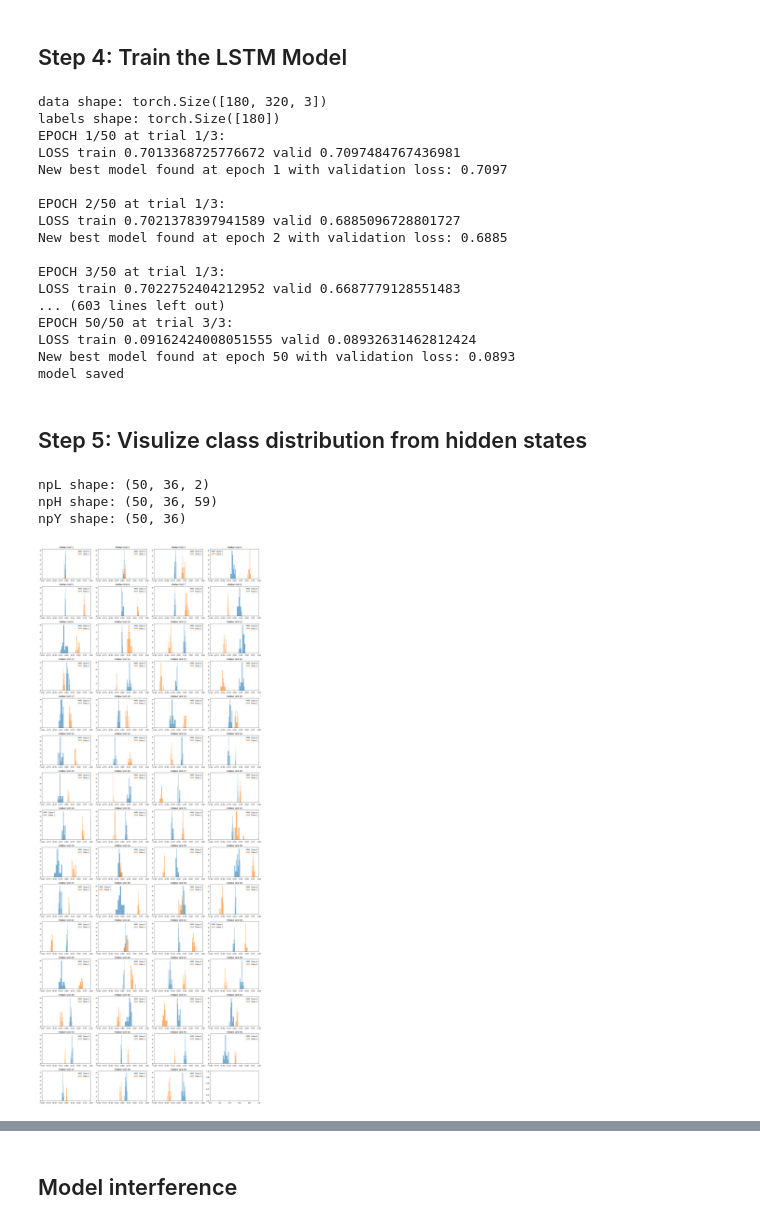
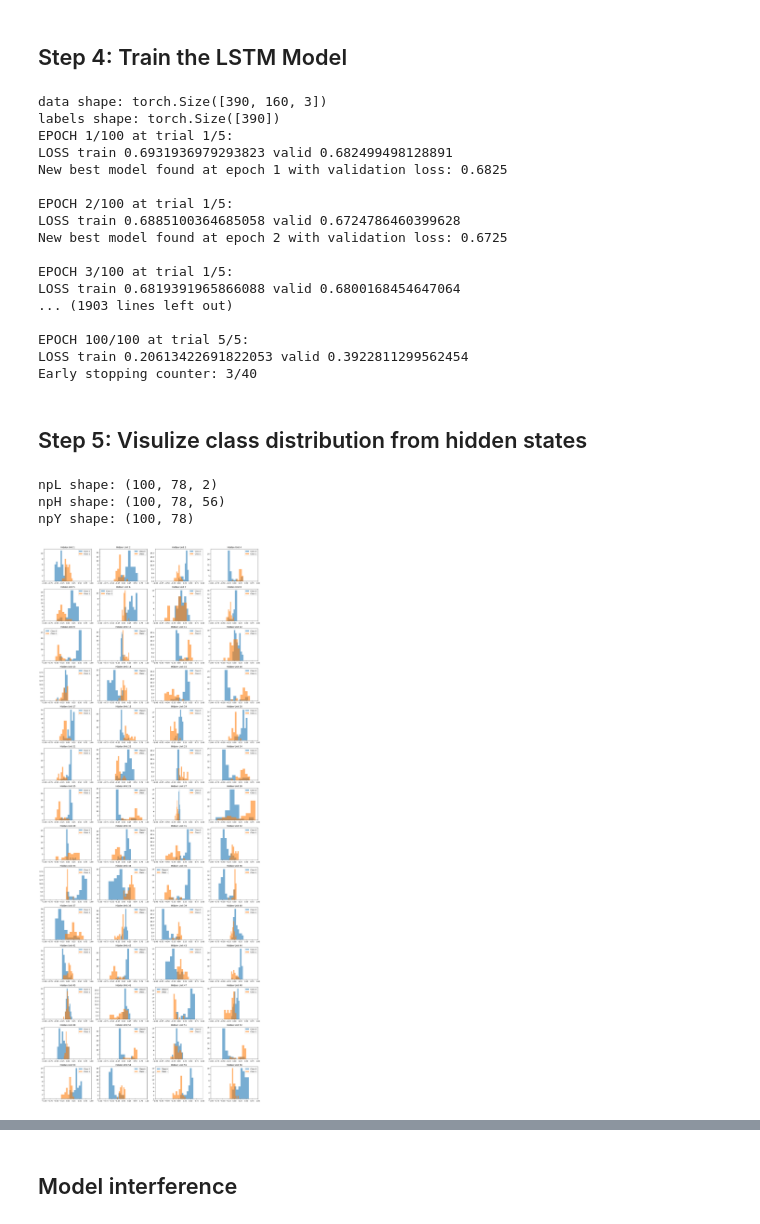
Before and after one commit to Bornholmersild/hybrid_bci, a Jupyter notebook: src/models/classification_platform.ipynb, the cells around one changed output, grey strips where cells are left out. Drawn from its saved outputs; the diff is of its cells as text; code cells hidden in the pictures.

```diff
--- a/src/models/classification_platform.ipynb
+++ b/src/models/classification_platform.ipynb
@@ -554,7 +559,7 @@ parameters = [sherpa.Continuous(name='learning_rate', range=[0.0001, 0.001], sca
               sherpa.Choice(name='activation', range=['relu', 'elu'])]
 
 # Hyperparameter optimization algorithms
-max_num_trials = 3
+max_num_trials = 5
 algorithm = sherpa.algorithms.RandomSearch(max_num_trials = max_num_trials)
 
 # Study represents the hyperparameter optimization itself
@@ -585,7 +590,7 @@ study = sherpa.Study(
 # %% [markdown]
 ## Step 4: Train the LSTM Model
 # %%
-log_name = 'SingleNet_subject1_EMG_check_randomness'
+log_name = 'SingleNet_sub0andsub1_EMG_withinCH'
 log_dir = os.path.abspath(os.path.join(os.getcwd(), f'loggings\{log_name}'))    # Path to log results
 timestamp = datetime.now().strftime('%Y%m%d_%H%M%S')
 
@@ -606,7 +611,7 @@ NUM_CLASSES = 2
 
 train_idx, test_idx = dataset_ins.create_test_train_dataset(train_procent = 0.8)
 
-num_epochs = 50
+num_epochs = 100
 patience = 40                   # Early stopping patience - 25
 
 L_all = {}
@@ -743,27 +748,27 @@ summary_row = {
 df_new = pd.concat([pd.DataFrame([summary_row]), df], ignore_index=True)
 df_new.to_csv(f"{log_dir}\\results.csv", index=False)
 # %% [output]
-data shape: torch.Size([180, 320, 3])
-labels shape: torch.Size([180])
-EPOCH 1/50 at trial 1/3:
-LOSS train 0.7013368725776672 valid 0.7097484767436981
-New best model found at epoch 1 with validation loss: 0.7097
+data shape: torch.Size([390, 160, 3])
+labels shape: torch.Size([390])
+EPOCH 1/100 at trial 1/5:
+LOSS train 0.6931936979293823 valid 0.682499498128891
+New best model found at epoch 1 with validation loss: 0.6825
 
-EPOCH 2/50 at trial 1/3:
-LOSS train 0.7021378397941589 valid 0.6885096728801727
-New best model found at epoch 2 with validation loss: 0.6885
+EPOCH 2/100 at trial 1/5:
+LOSS train 0.6885100364685058 valid 0.6724786460399628
+New best model found at epoch 2 with validation loss: 0.6725
 
-EPOCH 3/50 at trial 1/3:
-LOSS train 0.7022752404212952 valid 0.6687779128551483
-... (603 lines left out)
-EPOCH 50/50 at trial 3/3:
-LOSS train 0.09162424008051555 valid 0.08932631462812424
-New best model found at epoch 50 with validation loss: 0.0893
-model saved
+EPOCH 3/100 at trial 1/5:
+LOSS train 0.6819391965866088 valid 0.6800168454647064
+... (1903 lines left out)
+
+EPOCH 100/100 at trial 5/5:
+LOSS train 0.20613422691822053 valid 0.3922811299562454
+Early stopping counter: 3/40
 # %% [markdown]
 ## Step 5: Visulize class distribution from hidden states
 # %%
-sel_trial_id = 2
+sel_trial_id = 1
 npL = np.array(L_all[sel_trial_id])
 npH = np.array(H_all[sel_trial_id])
 npY = np.array(Y_all[sel_trial_id])
@@ -772,46 +777,46 @@ print(f'npL shape: {npL.shape}\n'
       f'npY shape: {npY.shape}')
 # npH (epoch_idx, batches/trials, hidden_state)
 # %% [output]
-npL shape: (50, 36, 2)
-npH shape: (50, 36, 59)
-npY shape: (50, 36)
+npL shape: (100, 78, 2)
+npH shape: (100, 78, 56)
+npY shape: (100, 78)
 # %%
 col_plots = 4
 row_plots = int(np.ceil(npH.shape[2] / col_plots))
 
 fig, ax = plt.subplots(row_plots, col_plots, figsize=(18, 45), squeeze=False)       # Add squeeze=False if displaying npL
 
-epo = 49  # 8 Select which epoch to visualize
+epo = 82  # 8 Select which epoch to visualize
 bins = int(np.ceil(np.sqrt(npH.shape[2])))      # Number of bins for histogram
 
 x_max = np.max(npH)
 x_min = np.min(npH)
 
 for u in range(npH.shape[2]):
     # Boolean masks over batches
     mask0 = npY[epo, :] == 0
     mask1 = npY[epo, :] == 1
 
     # # Select hidden unit u for each class
     h0 = npH[epo, mask0, u]
     h1 = npH[epo, mask1, u]
     # print('h0 shape:', h0.shape, 'h1 shape:', h1.shape)
     # print("Class 0 std:", np.std(h0))
     # print("Class 1 std:", np.std(h1))
 
     r = u // col_plots
     c = u % col_plots
     ax[r, c].hist(h0, bins=bins, alpha=0.6, label="Class 0")
     ax[r, c].hist(h1, bins=bins, alpha=0.6, label="Class 1")
     ax[r, c].set_title(f'Hidden Unit {u+1}')
     ax[r, c].legend()
     ax[r, c].set_xlim(-1, 1)
     #ax[r, c].set_xlim([0, ])
 
 plt.tight_layout()
 plt.show()
 # %% [output]
-[figure, old version]
+[figure, new version]
 # %%
 from sklearn.decomposition import PCA
 
```
Also changed, not shown: parts of 7 cells of this notebook, 36 other files.
